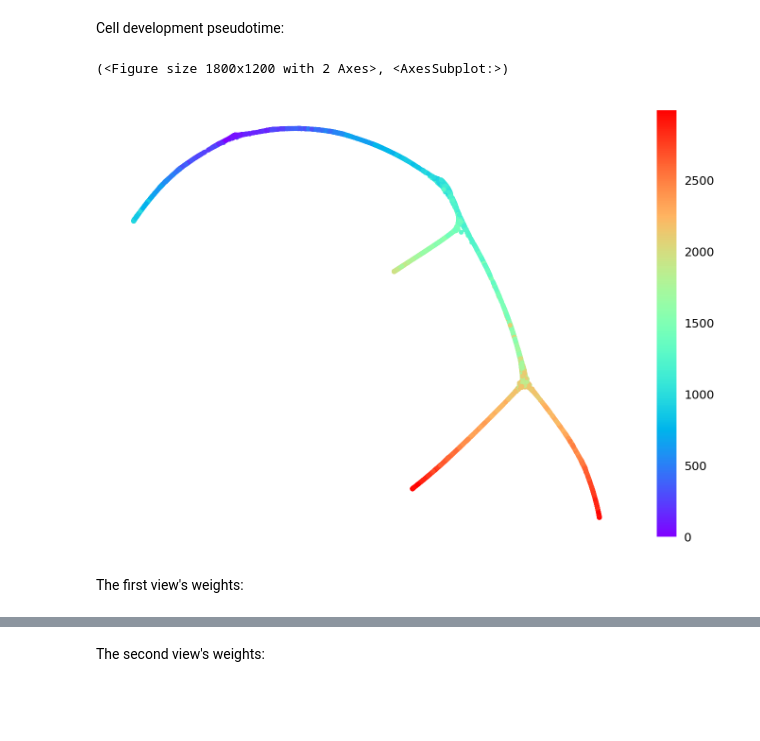
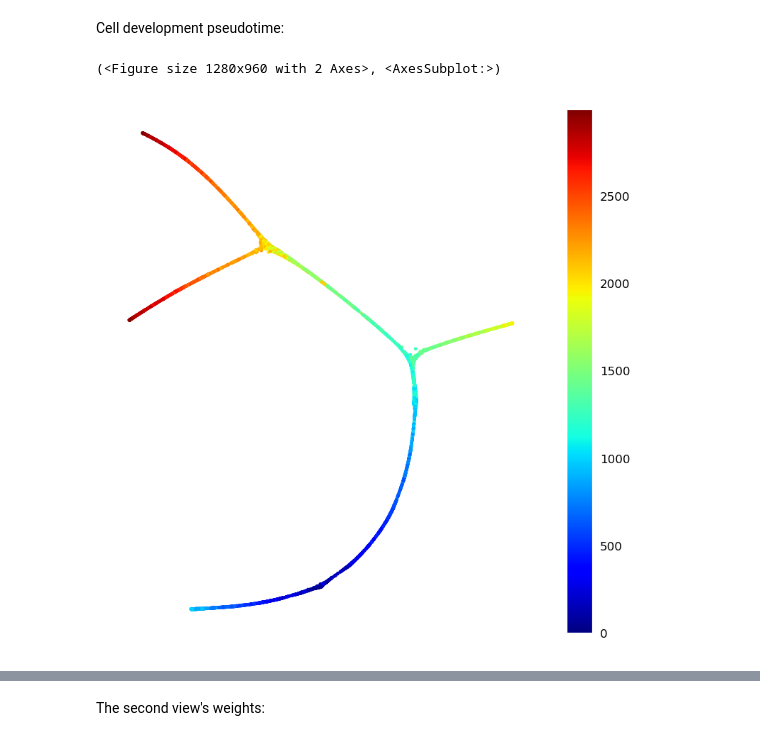
Before and after one commit to TabakaLab/ocelli, a Jupyter notebook: docs/source/notebooks/binary-tree.ipynb, the cells around one changed output, grey strips where cells are left out. Saved outputs shown, nothing was run; the diff lists cells and outputs as text; code cells hidden in the pictures; blank space fills up the shorter version.

```diff
--- a/docs/source/notebooks/binary-tree.ipynb
+++ b/docs/source/notebooks/binary-tree.ipynb
@@ -17,8 +21,8 @@ Ocelli is integrated with the annotated data structure [AnnData](https://anndata
 # %%
 import scanpy as scp
 
-x = scp.read_h5ad('toy_model.h5ad')
-x
+adata = scp.read_h5ad('../../../data/binary-tree-dataset.h5ad')
+adata
 # %% [output]
 AnnData object with n_obs × n_vars = 6000 × 1
     obs: 'celltype', 'pseudotime'
@@ -193,10 +166,8 @@ oci.pl.scatter(x, x_key='x_fa2', color_key='celltype', static=True, marker_size=
 # %% [markdown]
 Cell development pseudotime:
 # %%
-oci.pl.scatter(x, x_key='x_fa2', color_key='pseudotime', static=True, marker_size=2, cmap='rainbow')
+oci.pl.scatter(adata, x_key='X_fa2', color_key='pseudotime', cmap='jet', marker_size=0.5)
 # %% [output]
-(<Figure size 1800x1200 with 2 Axes>, <AxesSubplot:>)
+(<Figure size 1280x960 with 2 Axes>, <AxesSubplot:>)
-[figure, old version]
+[figure, new version]
-# %% [markdown]
-The first view's weights:
 # %%
```
Also changed, not shown: parts of 23 cells of this notebook, 7 other files.
